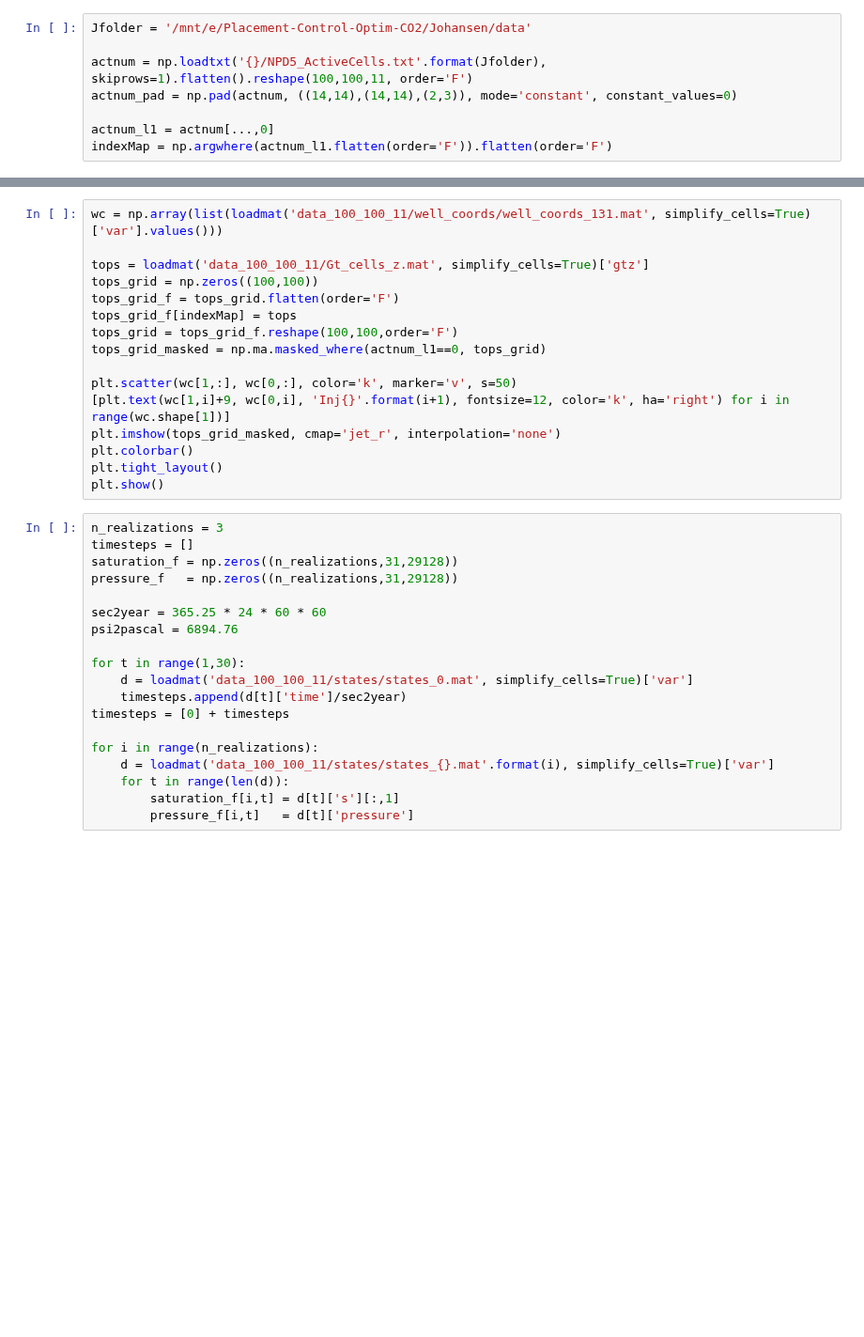
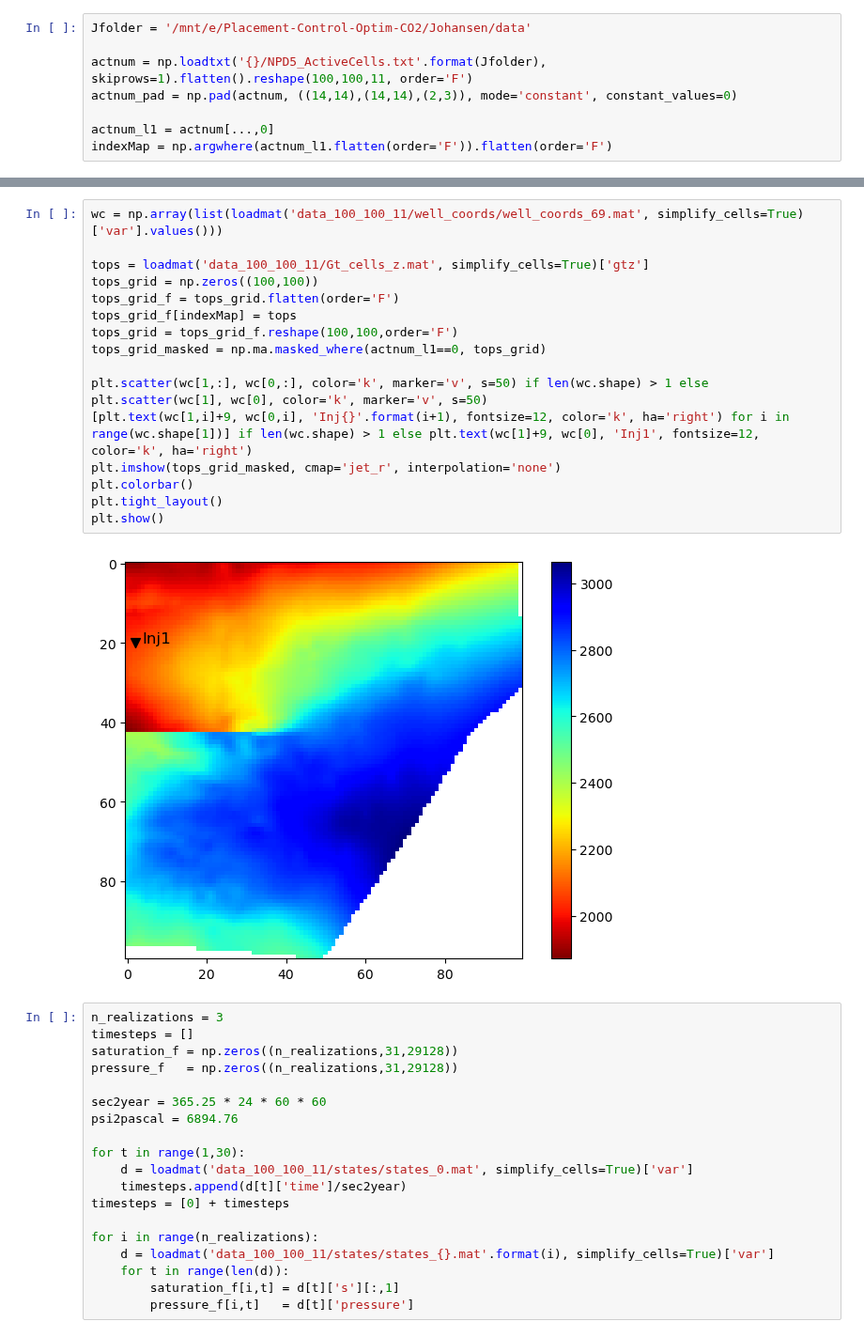
Before and after one commit to misaelmmorales/Placement-Control-Optim-CO2, a Jupyter notebook: placement-control-optim.ipynb, the cells around one changed output, grey strips where cells are left out. Shown at 94% size. Saved outputs shown, nothing was run; the diff lists cells and outputs as text; blank space fills up the shorter version.

```diff
--- a/placement-control-optim.ipynb
+++ b/placement-control-optim.ipynb
@@ -40,19 +62,21 @@ plt.show()
 # %%
-wc = np.array(list(loadmat('data_100_100_11/well_coords/well_coords_131.mat', simplify_cells=True)['var'].values()))
+wc = np.array(list(loadmat('data_100_100_11/well_coords/well_coords_69.mat', simplify_cells=True)['var'].values()))
 
 tops = loadmat('data_100_100_11/Gt_cells_z.mat', simplify_cells=True)['gtz']
 tops_grid = np.zeros((100,100))
 tops_grid_f = tops_grid.flatten(order='F')
 tops_grid_f[indexMap] = tops
 tops_grid = tops_grid_f.reshape(100,100,order='F')
 tops_grid_masked = np.ma.masked_where(actnum_l1==0, tops_grid)
 
-plt.scatter(wc[1,:], wc[0,:], color='k', marker='v', s=50)
-[plt.text(wc[1,i]+9, wc[0,i], 'Inj{}'.format(i+1), fontsize=12, color='k', ha='right') for i in range(wc.shape[1])]
+plt.scatter(wc[1,:], wc[0,:], color='k', marker='v', s=50) if len(wc.shape) > 1 else plt.scatter(wc[1], wc[0], color='k', marker='v', s=50)
+[plt.text(wc[1,i]+9, wc[0,i], 'Inj{}'.format(i+1), fontsize=12, color='k', ha='right') for i in range(wc.shape[1])] if len(wc.shape) > 1 else plt.text(wc[1]+9, wc[0], 'Inj1', fontsize=12, color='k', ha='right')
 plt.imshow(tops_grid_masked, cmap='jet_r', interpolation='none')
 plt.colorbar()
 plt.tight_layout()
 plt.show()
+# %% [output]
+[figure, added]
 # %%
 n_realizations = 3
 timesteps = []
```
Also changed, not shown: parts of 9 cells of this notebook, 4 other files.
